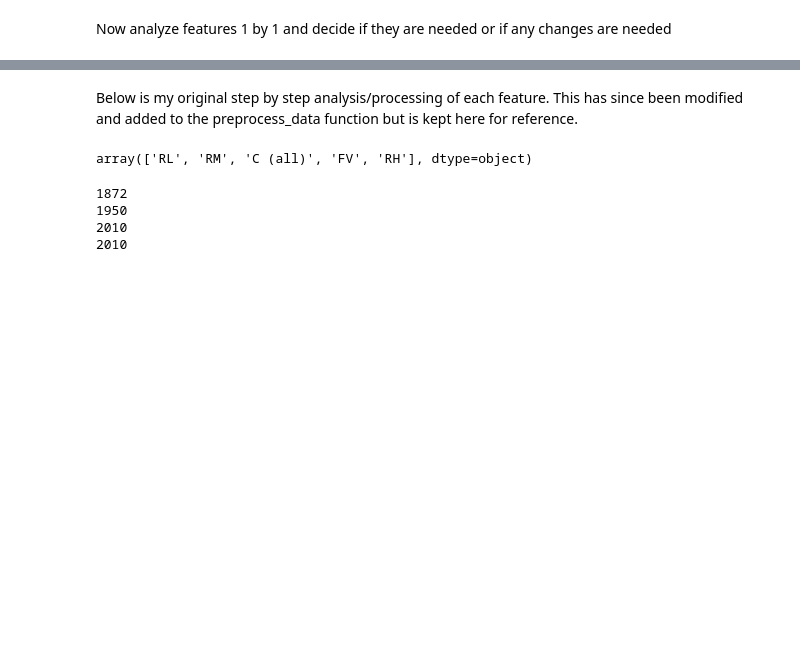
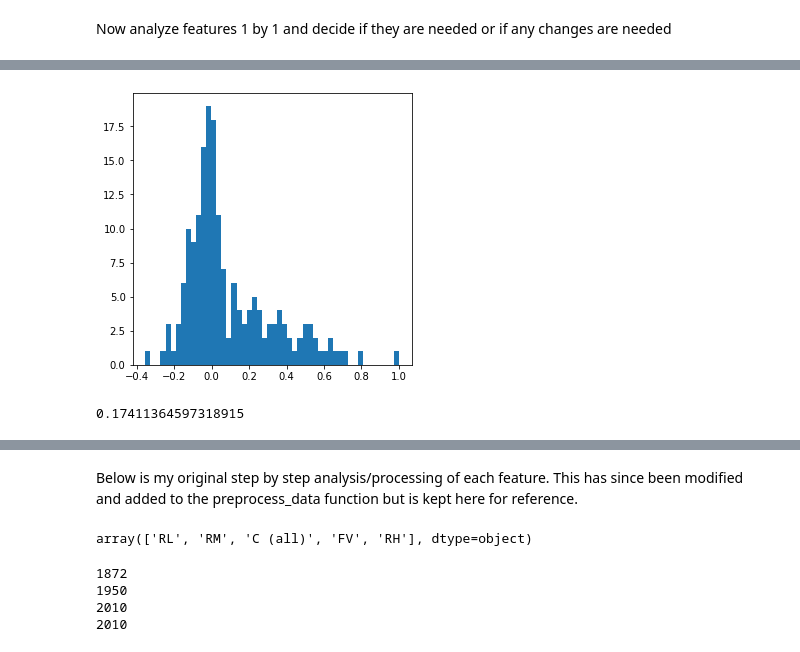
Before and after one commit to RLashofRegas/w207-machine-learning-final-project, a Jupyter notebook: Robin_Lashof-Regas_Final.ipynb, the cells around one changed output, grey strips where cells are left out. Cells and saved outputs as stored; diff of their text form; code cells hidden in the pictures; blank space fills up the shorter version.

```diff
--- a/Robin_Lashof-Regas_Final.ipynb
+++ b/Robin_Lashof-Regas_Final.ipynb
@@ -300,0 +345,24 @@ sqrt(mean_squared_log_error(y, y_pred))
+# %%
+# inspect correlations of new features
+corr = processed.corr()
+corr['SalePrice']
+fig, ax = plt.subplots(figsize=(5, 5))
+ax.hist(corr['SalePrice'], bins = 50)
+fig.show()
+# %% [output]
+[figure, added]
+# %%
+# try choosing features based on corr coeficients with SalePrice
+colsToUse = corr.index[(corr['SalePrice'] > 0.2) | (corr['SalePrice'] < -0.2)].tolist()
+X = processed[colsToUse].drop(['SalePrice'], axis=1)
+y = processed['SalePrice']
+lm = LinearRegression()
+lm.fit(X,y)
+X_test = processed_test[colsToUse].drop(['SalePrice'], axis=1)
+y_pred = lm.predict(X_test)
+y_test = processed_test['SalePrice']
+err = get_error(y_test, y_pred)
+print(err)
+results.append(['linear corr cols', err])
+# %% [output]
+0.17411364597318915
```
Also changed, not shown: parts of 29 cells of this notebook.
